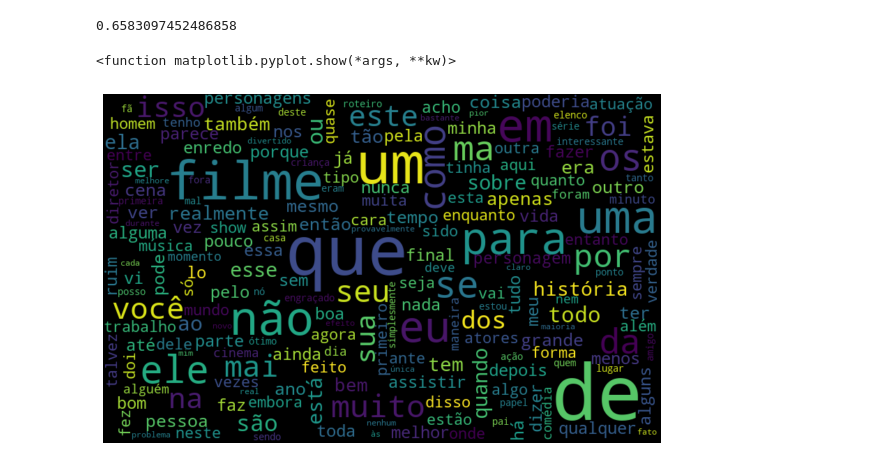
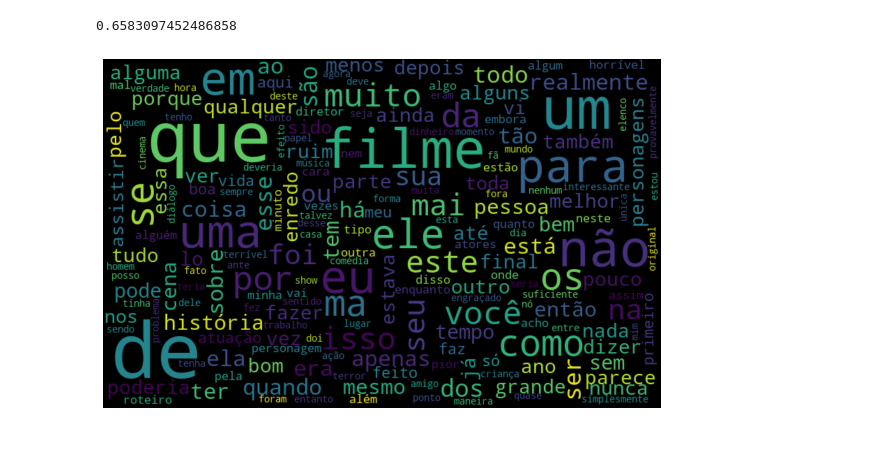
Before and after one commit to afonsoalrocha/linguagem-natural-critica-filmes, a Jupyter notebook: linguagem-natural-critica-filmes.ipynb, the cells around one changed output. Cells and saved outputs as stored; diff of their text form; code cells hidden in the pictures.

Commit message:
wordcloud - separação de resenhas positivas e negativas

```diff
--- a/linguagem-natural-critica-filmes.ipynb
+++ b/linguagem-natural-critica-filmes.ipynb
@@ -53,17 +56,16 @@ def classificar_texto(texto, coluna_texto, coluna_classificacao):
 print(classificar_texto(resenha, "text_pt", "classificacao"))
 # %% [output]
 0.6583097452486858
-# %%
-todas_palavras = ' '.join([texto for texto in resenha.text_pt])
-# %%
-nuvem_palavras = WordCloud(width=800, height=500, max_font_size=110, collocations=False).generate(todas_palavras)
 # %%
-%matplotlib inline
+def wordcloud_neg(resenhas, coluna_texto) :
+    resenhas_negativas = resenhas.query("sentiment == 'neg'")
 
-plt.figure(figsize=(10,7))
-plt.imshow(nuvem_palavras, interpolation='bilinear')
-plt.axis("off")
-plt.show
+    todas_palavras = ' '.join([texto for texto in resenhas_negativas[coluna_texto]])
+
+    nuvem_palavras = WordCloud(width=800, height=500, max_font_size=110,
+                               collocations=False).generate(todas_palavras)
+
+    plt.figure(figsize=(10,7))
+    plt.imshow(nuvem_palavras, interpolation='bilinear')
+    plt.axis("off")
+    plt.show
-# %% [output]
-<function matplotlib.pyplot.show(*args, **kw)>
-[figure, removed]
@@ -69,0 +85,4 @@ plt.show
+# %%
+wordcloud_neg(resenha, "text_pt")
+# %% [output]
+[figure, added]
```
Also changed, not shown: parts of 4 cells of this notebook.
